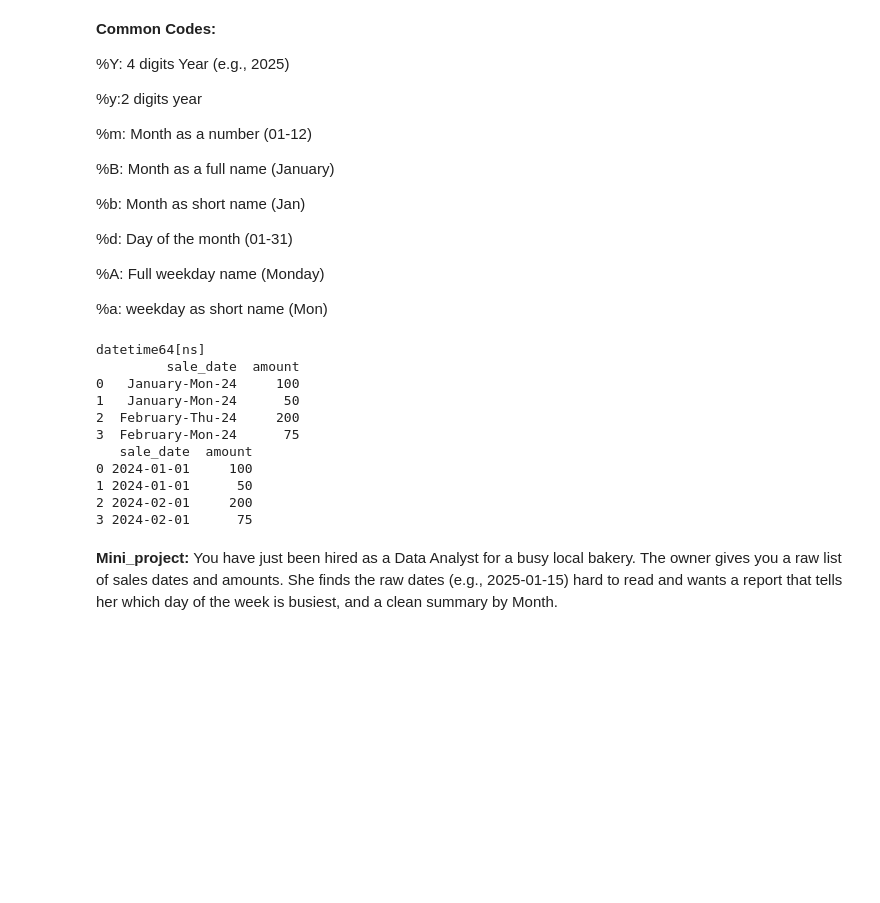
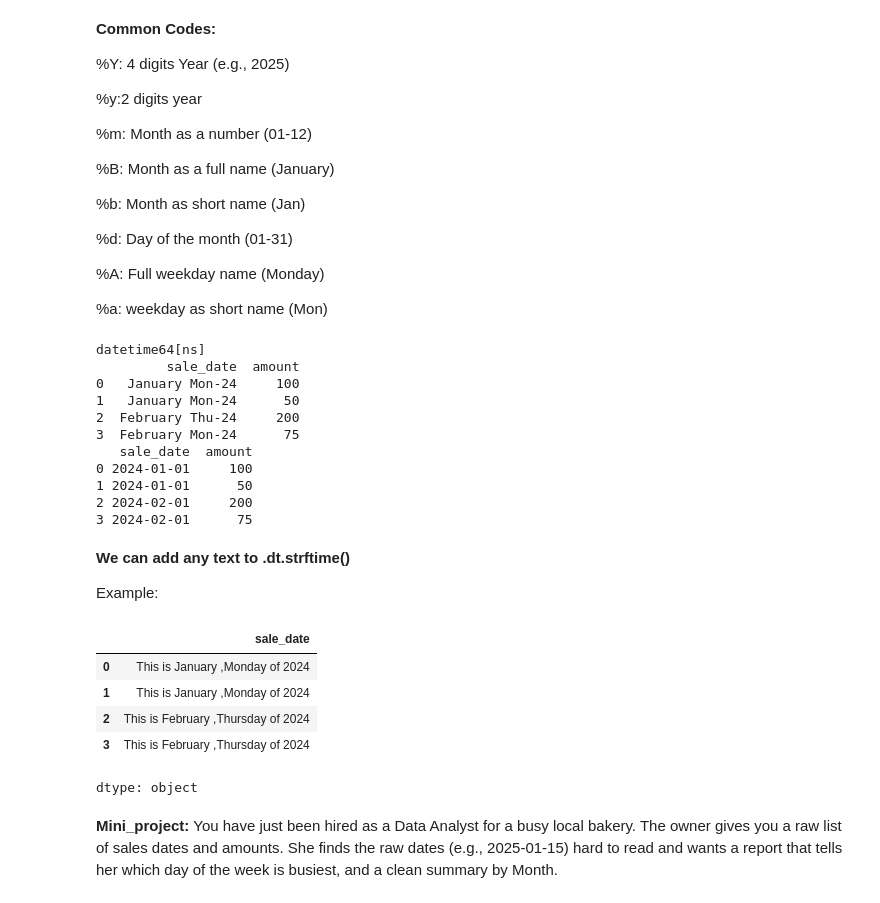
Before and after one commit to ak786abdullah/pandas-library-practice-, a Jupyter notebook: pandas practice, notes&projects (basic to advance).ipynb, the cells around one changed output. Drawn from its saved outputs; the diff is of its cells as text; code cells hidden in the pictures; blank space fills up the shorter version.

```diff
--- a/pandas practice, notes&projects (basic to advance).ipynb
+++ b/pandas practice, notes&projects (basic to advance).ipynb
@@ -1520,23 +1520,36 @@ df = pd.DataFrame({
 
 print(df["sale_date"].dtypes) # output: datetime64[ns]
 # convert it into string (in a format that we want )
-df["sale_date"]=df["sale_date"].dt.strftime("%B-%a-%y")
+df["sale_date"]=df["sale_date"].dt.strftime("%B %a-%y")
 print(df)
 # converting back into datetime dtype
-df["sale_date"]=pd.to_datetime(df["sale_date"],format="%B-%a-%y")
+df["sale_date"]=pd.to_datetime(df["sale_date"],format="%B %a-%y")
 print(df)
 # %% [output]
 datetime64[ns]
          sale_date  amount
-0   January-Mon-24     100
-1   January-Mon-24      50
-2  February-Thu-24     200
-3  February-Mon-24      75
+0   January Mon-24     100
+1   January Mon-24      50
+2  February Thu-24     200
+3  February Mon-24      75
    sale_date  amount
 0 2024-01-01     100
 1 2024-01-01      50
 2 2024-02-01     200
 3 2024-02-01      75
+# %% [markdown]
+**We can add any text to .dt.strftime()**
+
+Example:
+# %%
+df['sale_date'].dt.strftime("This is %B ,%A of %Y")
+# %% [output]
+|  | sale_date |
+| 0 | This is January ,Monday of 2024 |
+| 1 | This is January ,Monday of 2024 |
+| 2 | This is February ,Thursday of 2024 |
+| 3 | This is February ,Thursday of 2024 |
+dtype: object
 # %% [markdown]
 **Mini_project:** You have just been hired as a Data Analyst for a busy local bakery. The owner gives you a raw list of sales dates and amounts. She finds the raw dates (e.g., 2025-01-15) hard to read and wants a report that tells her which day of the week is busiest, and a clean summary by Month.
 # %%
```
